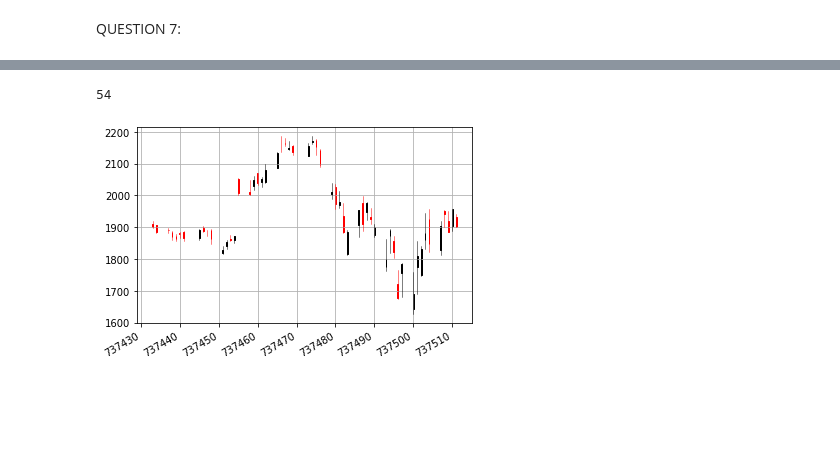
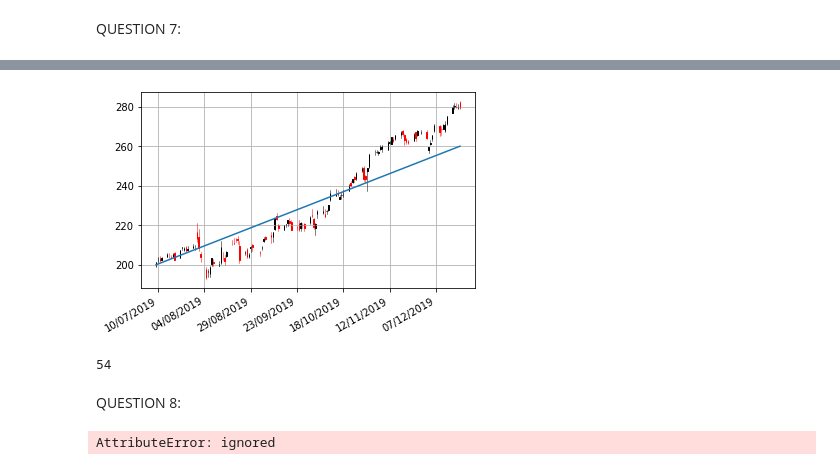
Before and after one commit to khalilacheche/Stocks-Analyser-Fetcher, a Jupyter notebook: main.ipynb, the cells around one changed output, grey strips where cells are left out. Drawn from its saved outputs; the diff is of its cells as text; code cells hidden in the pictures; blank space fills up the shorter version.

```diff
--- a/main.ipynb
+++ b/main.ipynb
@@ -461,28 +431,18 @@ def nb_alert(name):
     if(float(row[indice])<delta_value):
       count+=1
   #####PARTIE AFFICHAGE#######
-  layout =dict(
-        xaxis=go.layout.XAxis(rangeslider=dict (visible = False)),
-
-  )
-  fig = go.Figure(data=[go.Candlestick(x=df_tick['date'],
-              open=df_tick['open_price'],
-              high=df_tick['high_price'],
-              low=df_tick['low_price'],
-              close=df_tick['close_price'])],layout=layout)
-  fig.add_shape(
-          type="line",
-          x0=df_tick['date'].iloc[0],
-          y0=alert_df.start_value[0],
-          x1=df_tick['date'].iloc[-1],
-          y1=alert_df.end_value[0],
-          line=dict(
-              color="orange",
-              width=1,
-              dash="dashdot",
-          ),
-  )
-  fig.show()
+  date_format = mpl.dates.DateFormatter('%d/%m/%Y')
+  df_tick.date=mpl.dates.date2num(pd.to_datetime(df_tick.date))
+  df_tick.index=df_tick.date
+  fig, ax_candles = plt.subplots()
+  quot=df_tick[['date','open_price','high_price','low_price','close_price']].values.tolist()
+  candlestick_ohlc(ax_candles, quotes=quot)
+  ax_candles.plot([df_tick['date'].iloc[0],df_tick['date'].iloc[-1]],[alert_df.start_value[0],alert_df.end_value[0]])
+  ax_candles.autoscale_view()
+  ax_candles.grid(True)
+  ax_candles.xaxis.set_major_formatter(date_format)
+  fig.autofmt_xdate()
+  plt.show()
   #######
   return count
 nb_alert("test4")
@@ -491,4 +450,7 @@ nb_alert("test4")
+[figure, added]
 54
+# %% [markdown]
+QUESTION 8:
 # %%
 import matplotlib as mpl
 import matplotlib.pyplot as plt
@@ -506,25 +468,13 @@ def draw_enveloppe(ticker,date_start,date_end,source,pourcentage):
   up=moyenne+moyenne*pourcentage
   down=moyenne-moyenne*pourcentage
 
-  '''df.index=mpl.dates.date2num(pd.to_datetime(df.date).to_pydatetime())
+  df.index=mpl.dates.date2num(pd.to_datetime(df.date).to_pydatetime())
 
   df=df.rename(columns={"open_price": "Open", "close_price": "Close","high_price":"High","low_price":"Low"})
   display(df)
 
   fig, ax = plt.subplots()
-  candlestick_ohlc(ax, quotes=[df['date'],df['Open'],df['High'], df['Low'],df['Close']])'''
-
-  #On doit se decider sur quelle librairie on va utiliser: plotly ou mplfinance.original_flavor
-  ######
-  df.date=mpl.dates.date2num(pd.to_datetime(df.date))
-  df.index=df.date
-  row_list =[]
-  for rows in df.itertuples():
-    my_list = [rows.date, rows.open_price, rows.high_price,rows.low_price,rows.close_price]
-    row_list.append(my_list)
-  fig, ax = plt.subplots()
-  candlestick_ohlc(ax, quotes=row_list)
-  #####
+  candlestick_ohlc(ax, quotes=[df['date'],df['Open'],df['High'], df['Low'],df['Close']])
   ax.autoscale_view()
   ax.grid(True)
   fig.autofmt_xdate()
@@ -533,4 +483,4 @@ def draw_enveloppe(ticker,date_start,date_end,source,pourcentage):
 
 draw_enveloppe("AMZN", datetime(2020,1,9),datetime(2020,3,29), "open", 0.01)
 # %% [output]
-[figure, removed]
+AttributeError: ignored
```
Also changed, not shown: parts of 15 cells of this notebook.
